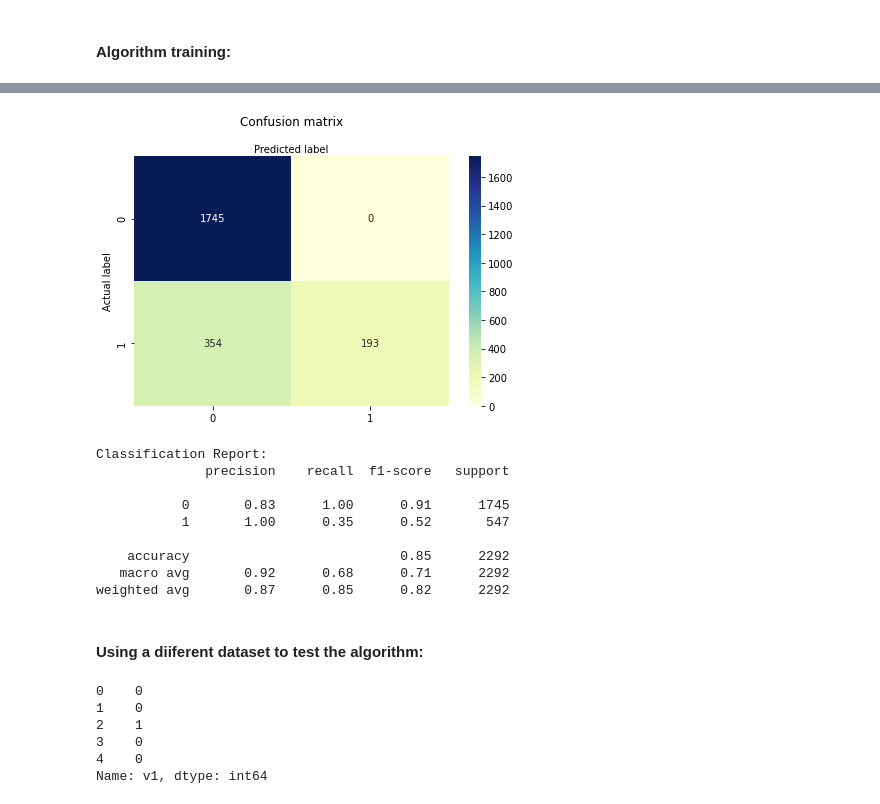
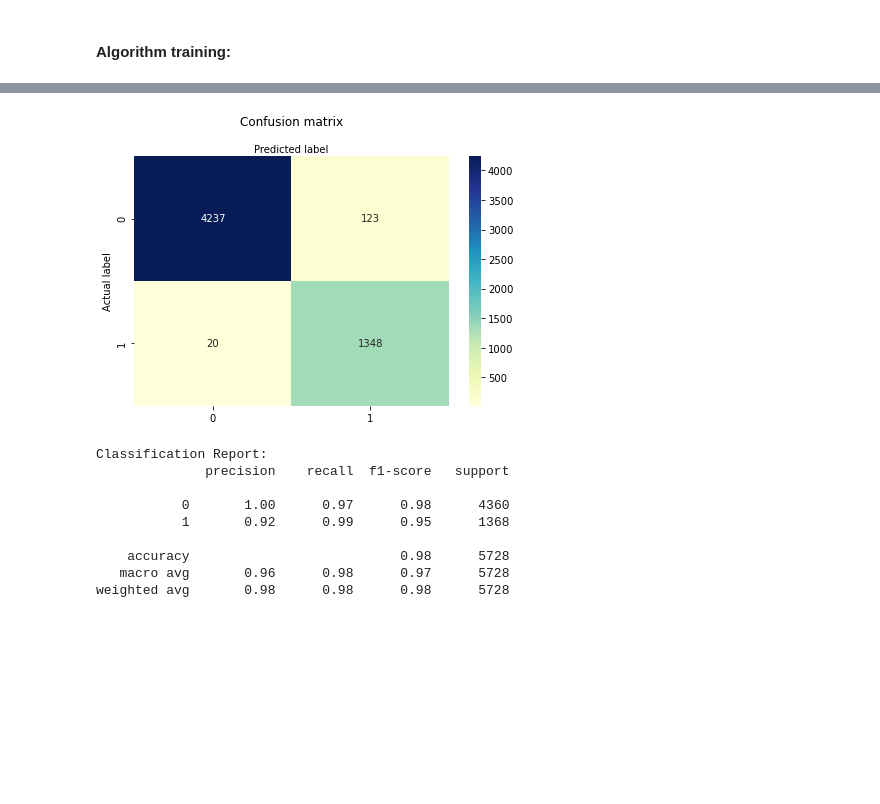
Before and after one commit to CSpanias/spam_filter_bootcamp, a Jupyter notebook: scikit_gradient_boosting.ipynb, the cells around one changed output, grey strips where cells are left out. Saved outputs shown, nothing was run; the diff lists cells and outputs as text; code cells hidden in the pictures; blank space fills up the shorter version.

Commit message:
Update scikit_gradient_boosting.ipynb
Removed 2nd dataset, added confusion matrix

```diff
--- a/scikit_gradient_boosting.ipynb
+++ b/scikit_gradient_boosting.ipynb
@@ -19,16 +17,16 @@ from numpy import mean
 # Importing dataset and separating labels
 
 train_data = pd.read_csv("D:\ML\Datasets\emails.csv")
-y_train = train_data['spam']
+y = train_data['spam']
 train_data.drop(labels='spam', axis=1, inplace=True)
 # %%
 # Creating bag of words
 
-vectorizer = CountVectorizer(stop_words=['subject'], max_features=100)
+vectorizer = CountVectorizer(stop_words=['subject'], max_features=500)
                              #, strip_accents="unicode")
 X = vectorizer.fit_transform(train_data.text)
 features = vectorizer.get_feature_names() # to check feature names if required
-X_train = X.toarray()
+X = X.toarray()
 # %%
 # Creating wordcloud
 
@@ -81,58 +41,48 @@ print(confusion_matrix(y_val, predictions))
+# %%
+model = XGBClassifier(n_estimators=50, scale_pos_weight=3, max_depth=8, learning_rate=0.3, verbosity=0, random_state=1
+                      , reg_alpha=5, reg_lambda=5, use_label_encoder=False)
+#cv = StratifiedKFold(n_splits=10, random_state=1, shuffle=True)
+cv = KFold(n_splits=10, random_state=1, shuffle=True)
+#scores = cross_val_score(model, X_train, y_train, cv=cv, n_jobs=-1, scoring='precision')
+#, scoring='roc_auc'
+#print('Mean ROC AUC: %.5f' % mean(scores))
+# %%
+# Making Predictions
+
+predictions = cross_val_predict(model, X, y, cv=cv)
 # %%
 # Printing confusion matrix in the colored format seen below in output
 
-cm = confusion_matrix(y_val, predictions)
+cm = confusion_matrix(y, predictions)
 cm
 class_names=[0, 1] # names of classes
 fig, ax = plt.subplots()
 tick_marks = np.arange(len(class_names))
 plt.xticks(tick_marks, class_names)
 plt.yticks(tick_marks, class_names)
 
 # Creating heatmap
 sns.heatmap(pd.DataFrame(cm), annot=True, cmap="YlGnBu",fmt='g')
 ax.xaxis.set_label_position("top")
 plt.tight_layout()
 plt.title('Confusion matrix', y=1.1)
 plt.ylabel('Actual label')
 plt.xlabel('Predicted label')
 plt.show()
 # %% [output]
-[figure, old version]
+[figure, new version]
 # %%
 # Printing classification report
 
 print("Classification Report:")
-print(classification_report(y_val, predictions))
+print(classification_report(y, predictions))
 # %% [output]
 Classification Report:
               precision    recall  f1-score   support
 
-           0       0.83      1.00      0.91      1745
-           1       1.00      0.35      0.52       547
+           0       1.00      0.97      0.98      4360
+           1       0.92      0.99      0.95      1368
 
-    accuracy                           0.85      2292
-   macro avg       0.92      0.68      0.71      2292
-weighted avg       0.87      0.85      0.82      2292
+    accuracy                           0.98      5728
+   macro avg       0.96      0.98      0.97      5728
+weighted avg       0.98      0.98      0.98      5728
-# %% [markdown]
-#### Using a diiferent dataset to test the algorithm:
-# %%
-# Testing using a different dataset
-
-test_data = pd.read_csv("D:\ML\Datasets\spam.csv", encoding='Windows-1252')
-test_data.v1 = test_data.v1.replace(to_replace=['ham', 'spam'], value =[0, 1])
-test_data.drop(test_data.columns[-3:], axis=1, inplace=True)
-
-# Filtering to only spam
-#test_data = test_data.loc[test_data['v1'] == 0]
-
-y_test = test_data['v1']
-test_data.drop(labels='v1', axis=1, inplace=True)
-y_test.head(5)
-# %% [output]
-0    0
-1    0
-2    1
-3    0
-4    0
-Name: v1, dtype: int64
```
Also changed, not shown: parts of 14 cells of this notebook.
